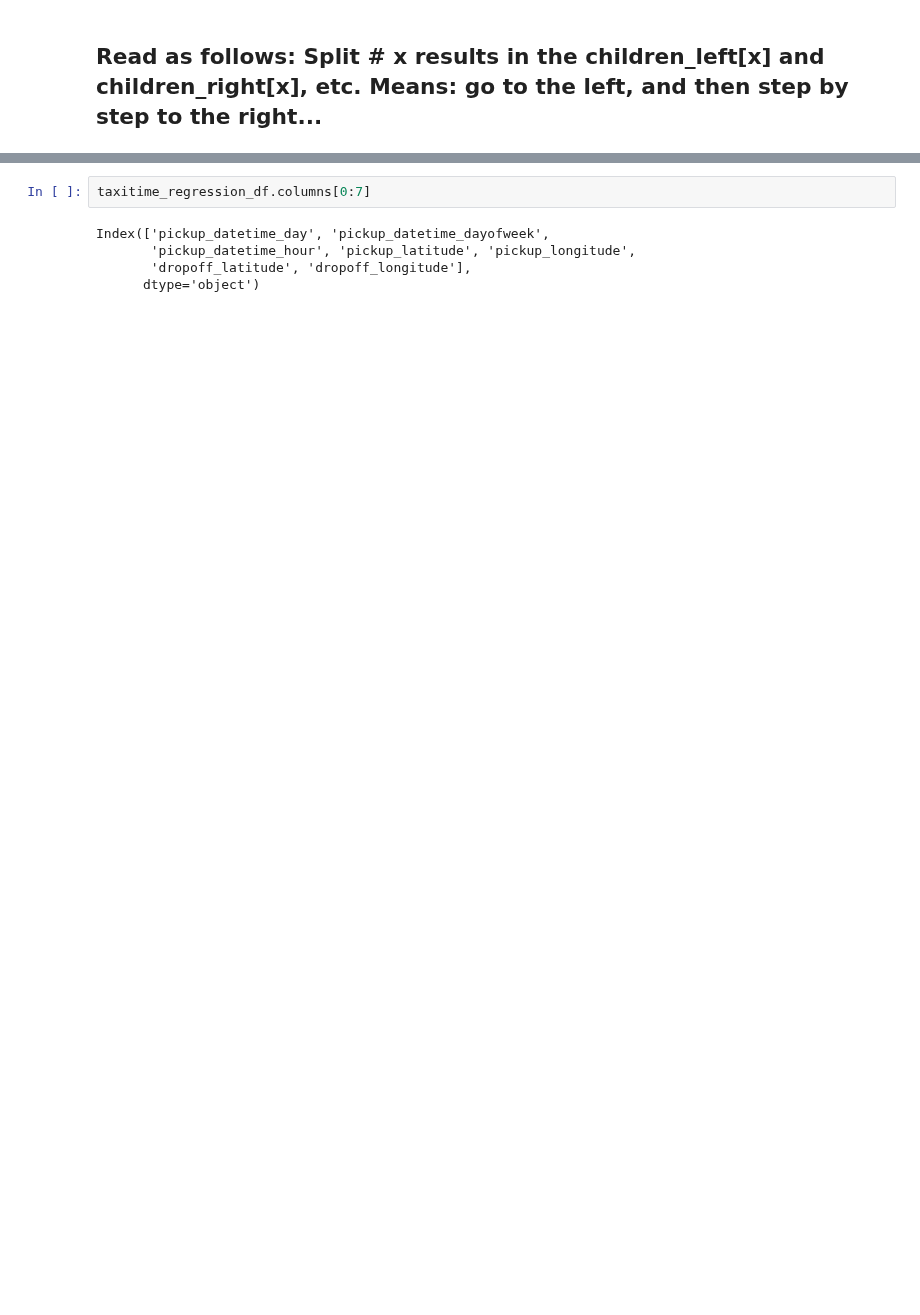
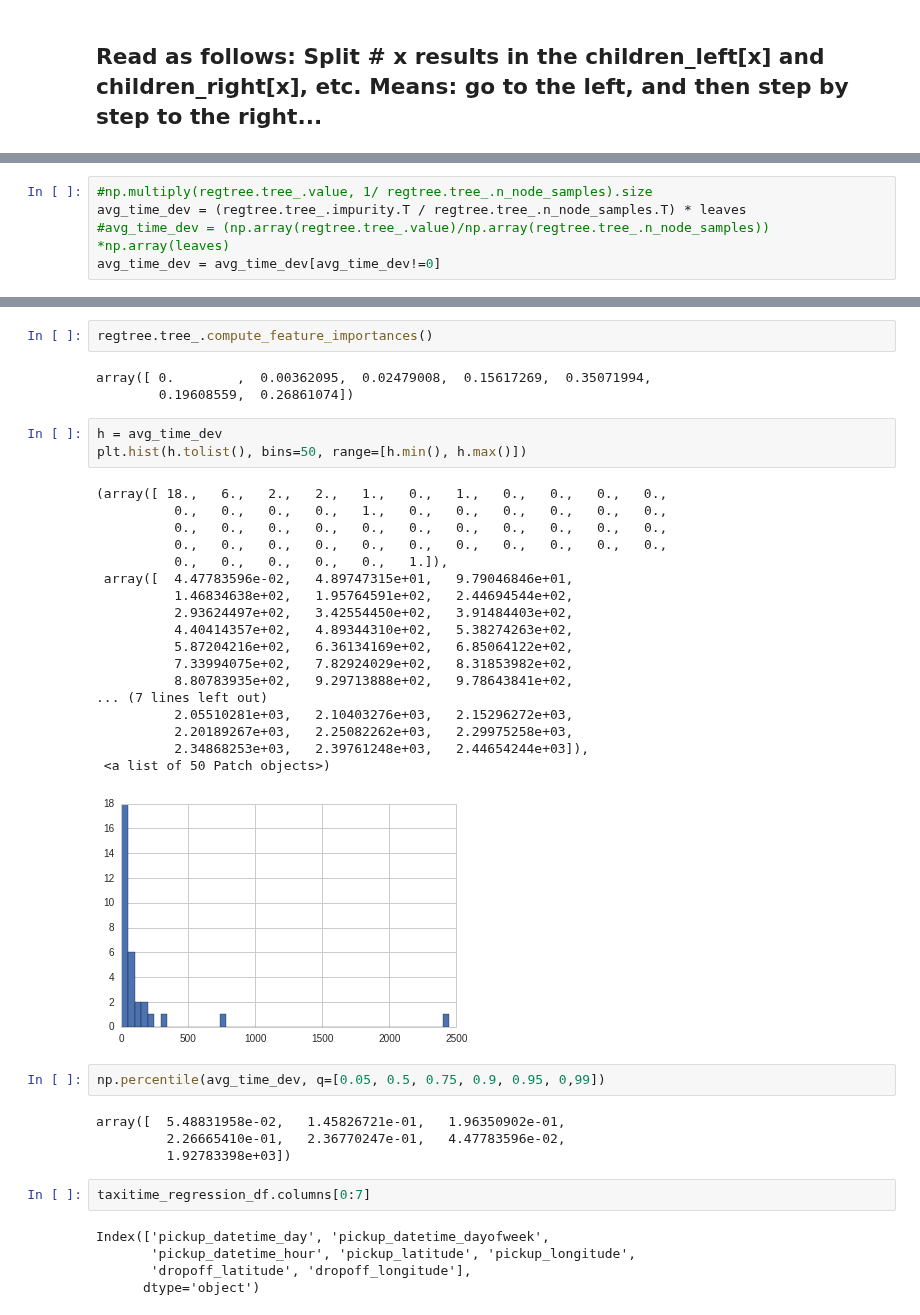
Before and after one commit to nikhase/nyc-taxi, a Jupyter notebook: weeklyAnalysis.ipynb, the cells around one changed output, grey strips where cells are left out. Drawn from its saved outputs; the diff is of its cells as text; blank space fills up the shorter version.

```diff
--- a/weeklyAnalysis.ipynb
+++ b/weeklyAnalysis.ipynb
@@ -911,0 +962,5 @@ regtree.tree_.value #array of nodes values
+# %%
+#np.multiply(regtree.tree_.value, 1/ regtree.tree_.n_node_samples).size
+avg_time_dev = (regtree.tree_.impurity.T / regtree.tree_.n_node_samples.T) * leaves
+#avg_time_dev = (np.array(regtree.tree_.value)/np.array(regtree.tree_.n_node_samples)) *np.array(leaves)
+avg_time_dev = avg_time_dev[avg_time_dev!=0]
@@ -912,3 +981,36 @@ regtree.tree_.value #array of nodes values
+# %%
+regtree.tree_.compute_feature_importances()
+# %% [output]
+array([ 0.        ,  0.00362095,  0.02479008,  0.15617269,  0.35071994,
+        0.19608559,  0.26861074])
+# %%
+h = avg_time_dev
+plt.hist(h.tolist(), bins=50, range=[h.min(), h.max()])
+# %% [output]
+(array([ 18.,   6.,   2.,   2.,   1.,   0.,   1.,   0.,   0.,   0.,   0.,
+          0.,   0.,   0.,   0.,   1.,   0.,   0.,   0.,   0.,   0.,   0.,
+          0.,   0.,   0.,   0.,   0.,   0.,   0.,   0.,   0.,   0.,   0.,
+          0.,   0.,   0.,   0.,   0.,   0.,   0.,   0.,   0.,   0.,   0.,
+          0.,   0.,   0.,   0.,   0.,   1.]),
+ array([  4.47783596e-02,   4.89747315e+01,   9.79046846e+01,
+          1.46834638e+02,   1.95764591e+02,   2.44694544e+02,
+          2.93624497e+02,   3.42554450e+02,   3.91484403e+02,
+          4.40414357e+02,   4.89344310e+02,   5.38274263e+02,
+          5.87204216e+02,   6.36134169e+02,   6.85064122e+02,
+          7.33994075e+02,   7.82924029e+02,   8.31853982e+02,
+          8.80783935e+02,   9.29713888e+02,   9.78643841e+02,
+... (7 lines left out)
+          2.05510281e+03,   2.10403276e+03,   2.15296272e+03,
+          2.20189267e+03,   2.25082262e+03,   2.29975258e+03,
+          2.34868253e+03,   2.39761248e+03,   2.44654244e+03]),
+ <a list of 50 Patch objects>)
+[figure, added]
+# %%
+np.percentile(avg_time_dev, q=[0.05, 0.5, 0.75, 0.9, 0.95, 0,99])
+# %% [output]
+array([  5.48831958e-02,   1.45826721e-01,   1.96350902e-01,
+         2.26665410e-01,   2.36770247e-01,   4.47783596e-02,
+         1.92783398e+03])
 # %%
 taxitime_regression_df.columns[0:7]
 # %% [output]
```
Also changed, not shown: parts of 27 cells of this notebook, 1 other file.
